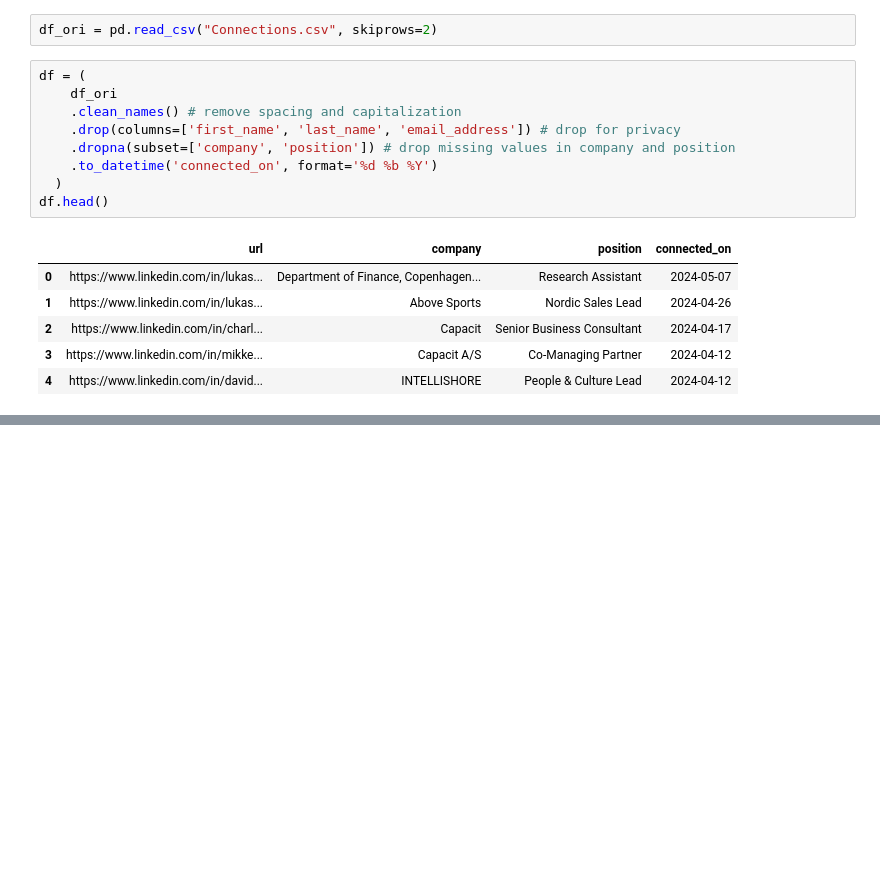
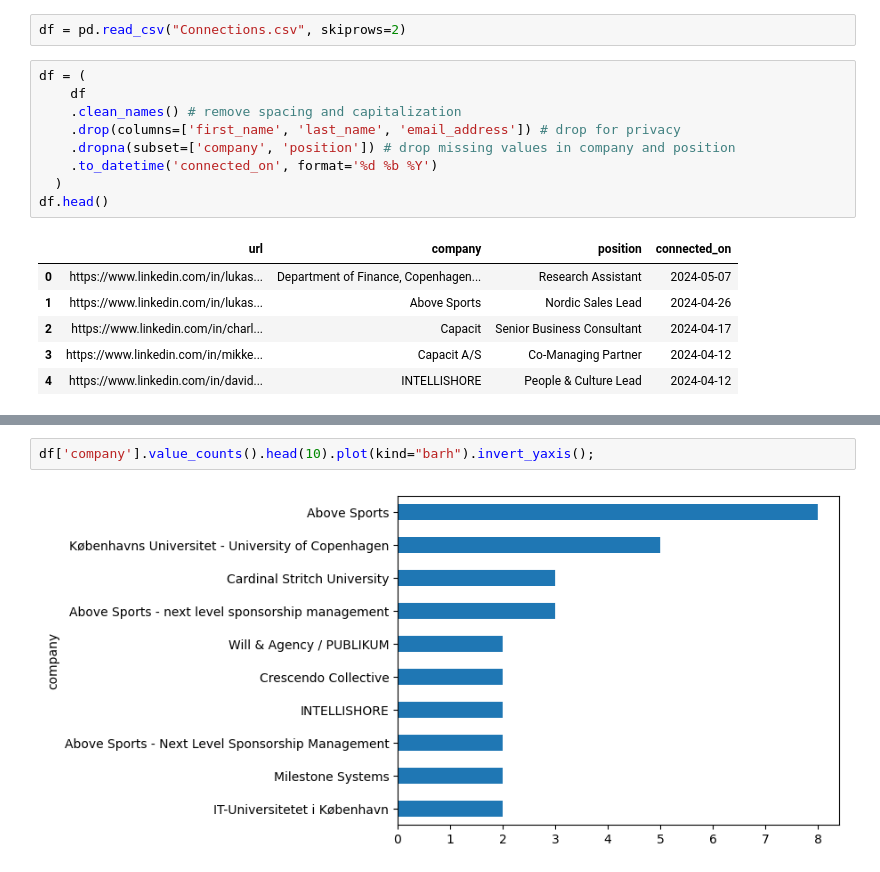
Before and after one commit to carobs9/machine-learning-basics, a Jupyter notebook: building_linkedin_network/notebook.ipynb, the cells around one changed output, grey strips where cells are left out. Saved outputs shown, nothing was run; the diff lists cells and outputs as text; blank space fills up the shorter version.

```diff
--- a/building_linkedin_network/notebook.ipynb
+++ b/building_linkedin_network/notebook.ipynb
@@ -9,10 +9,10 @@ from IPython.core.display import display, HTML
 from pyvis import network as net
 import networkx as nx
 # %%
-df_ori = pd.read_csv("Connections.csv", skiprows=2)
+df = pd.read_csv("Connections.csv", skiprows=2)
 # %%
 df = (
-    df_ori
+    df
     .clean_names() # remove spacing and capitalization
     .drop(columns=['first_name', 'last_name', 'email_address']) # drop for privacy
     .dropna(subset=['company', 'position']) # drop missing values in company and position
@@ -44,0 +29,4 @@ df_ori
+# %%
+df['company'].value_counts().head(10).plot(kind="barh").invert_yaxis();
+# %% [output]
+[figure, added]
```
Also changed, not shown: parts of 9 cells of this notebook.
